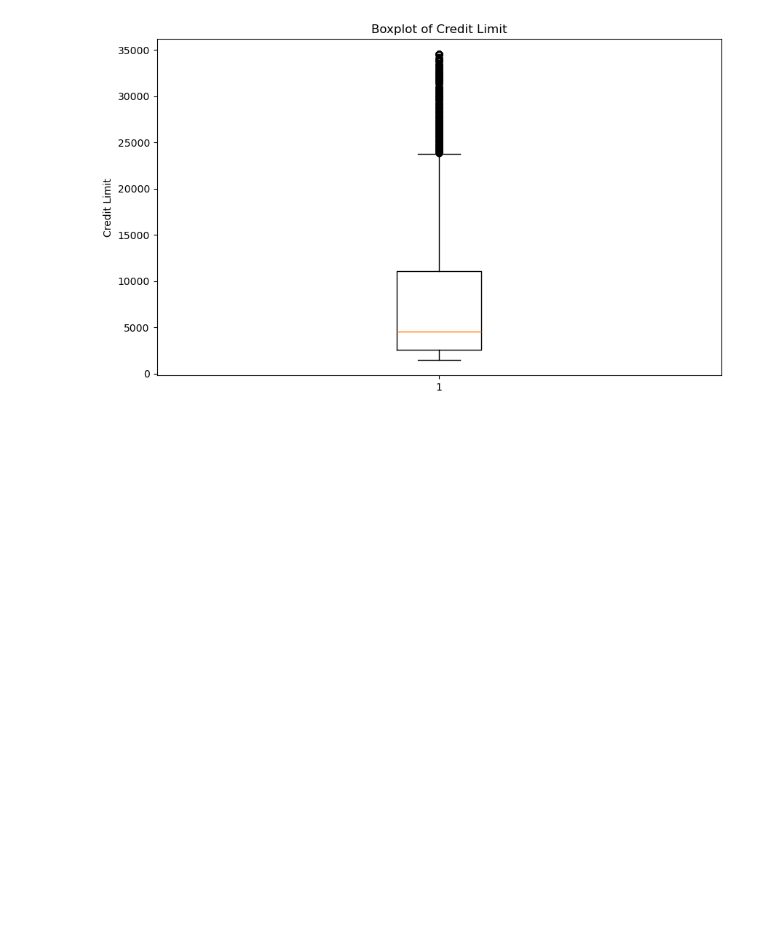
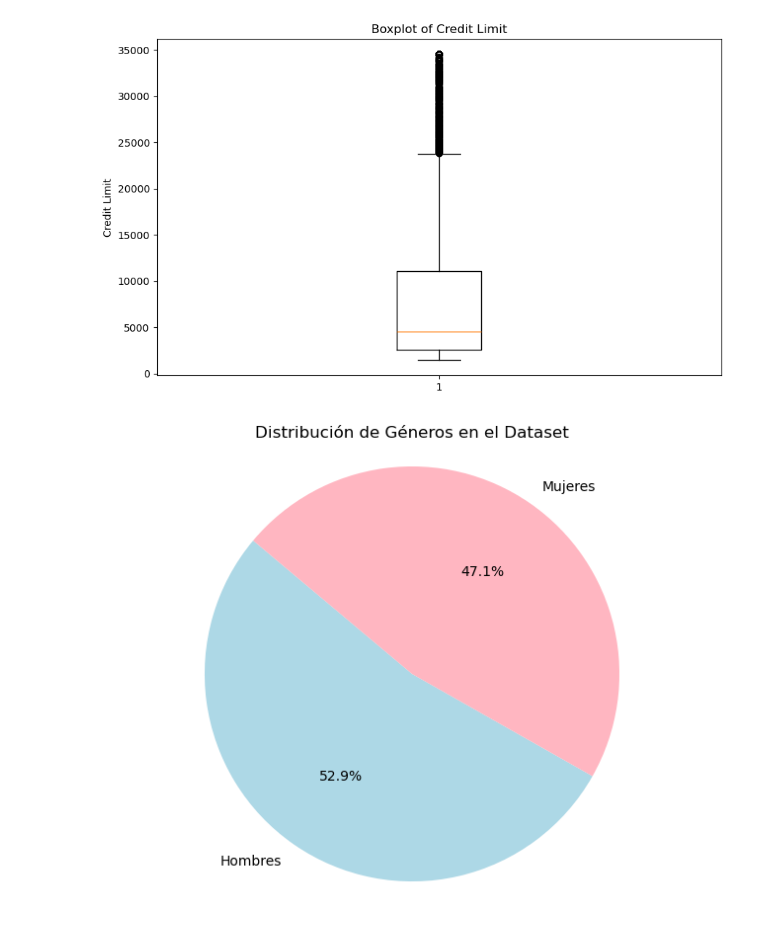
Before and after one commit to SorianoMariaA/taller2-Maria, a Jupyter notebook: bank-churners-init2.ipynb, the cells around one changed output. Cells and saved outputs as stored; diff of their text form; code cells hidden in the pictures; blank space fills up the shorter version.

```diff
--- a/bank-churners-init2.ipynb
+++ b/bank-churners-init2.ipynb
@@ -126,3 +137,13 @@ plt.ylabel('Credit Limit')
 plt.show()
 # %% [output]
 [figure]
+# %%
+# Crear la gráfica de pastel para visualizar la distribución de géneros
+gender_counts = df['Gender'].value_counts()
+plt.figure(figsize=(8, 6))
+plt.pie(gender_counts, labels=['Hombres', 'Mujeres'], autopct='%1.1f%%', startangle=140, colors=['lightblue', 'lightpink'])
+plt.title('Distribución de Géneros en el Dataset')
+plt.axis('equal')  # Para asegurar que la gráfica de pastel sea circular
+plt.show()
+# %% [output]
+[figure, added]
```
Also changed, not shown: parts of 4 cells of this notebook.
